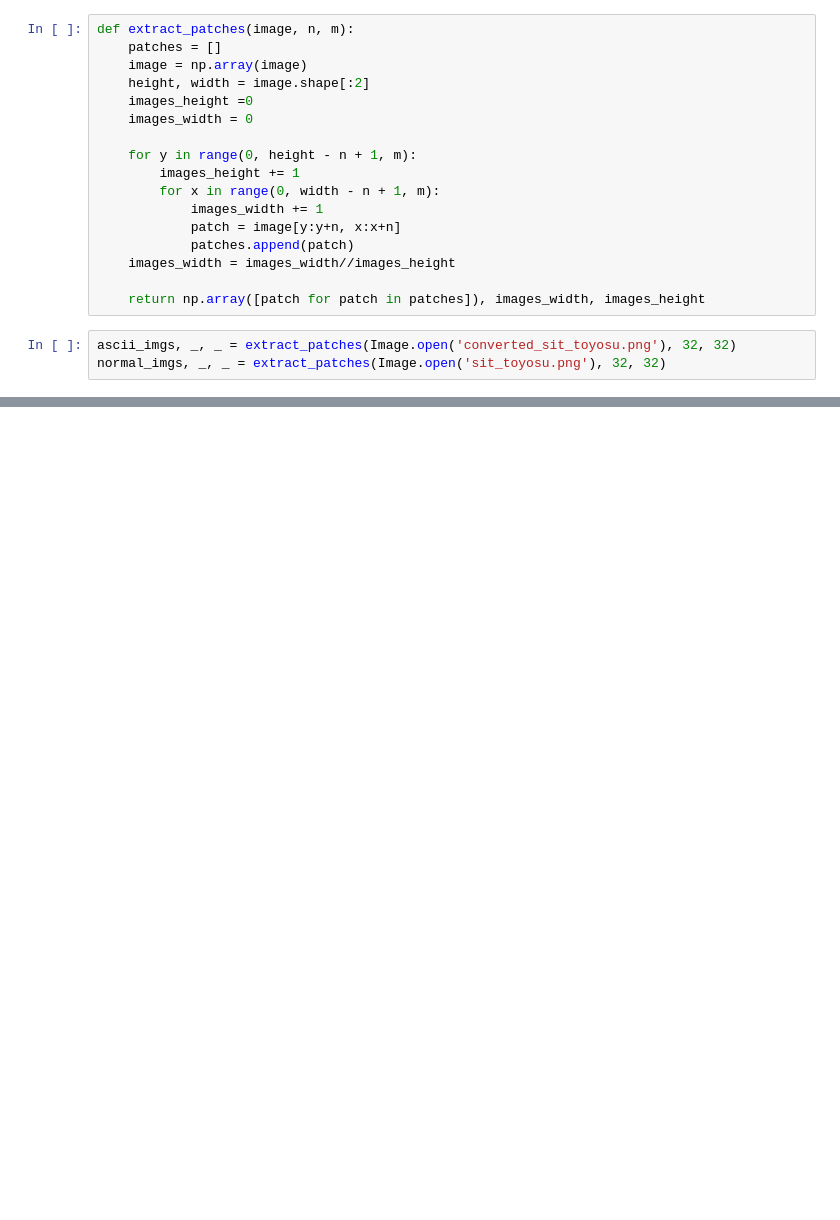
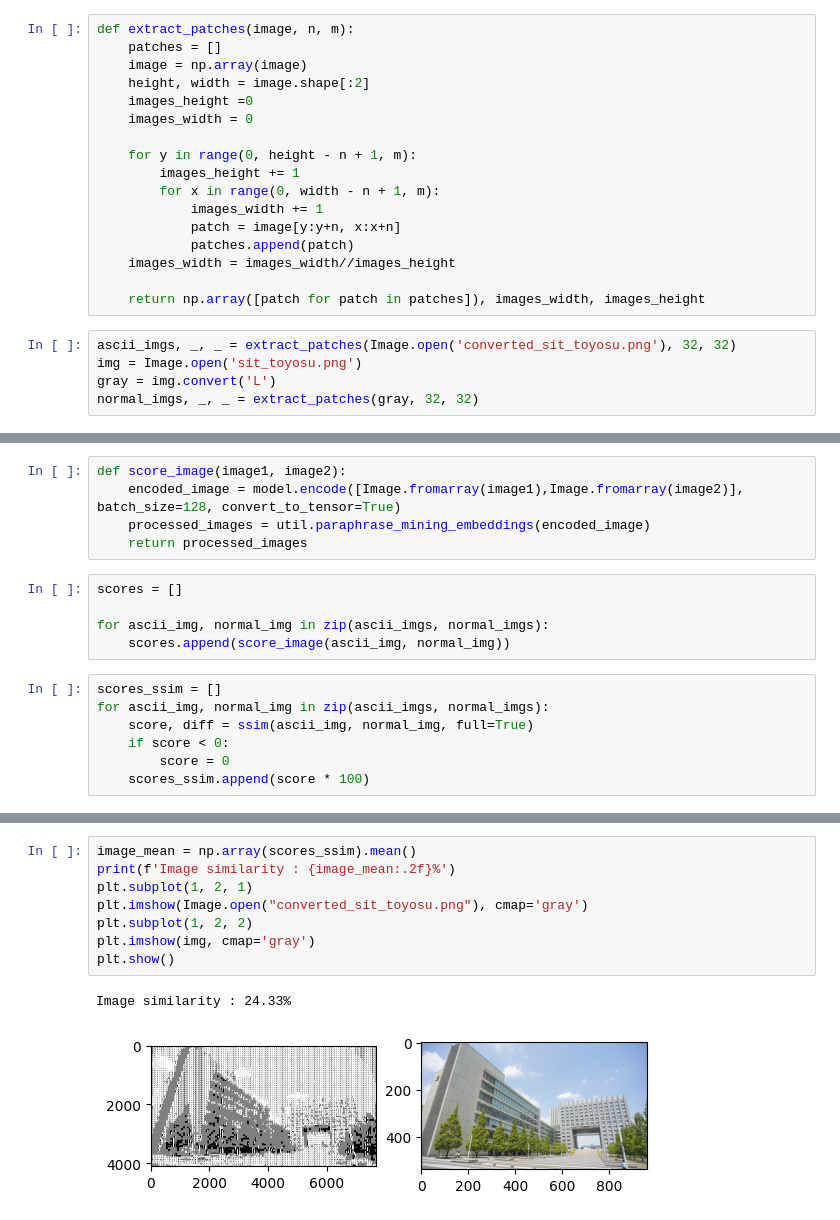
Before and after one commit to Pasapeb-cell/Ascii-Evaluation, a Jupyter notebook: test_tone.ipynb, the cells around one changed output, grey strips where cells are left out. Drawn from its saved outputs; the diff is of its cells as text; blank space fills up the shorter version.

Commit message:
Finished ssim and deep vector

```diff
--- a/test_tone.ipynb
+++ b/test_tone.ipynb
@@ -32,4 +27,6 @@ def extract_patches(image, n, m):
     return np.array([patch for patch in patches]), images_width, images_height
 # %%
 ascii_imgs, _, _ = extract_patches(Image.open('converted_sit_toyosu.png'), 32, 32)
-normal_imgs, _, _ = extract_patches(Image.open('sit_toyosu.png'), 32, 32)
+img = Image.open('sit_toyosu.png')
+gray = img.convert('L')
+normal_imgs, _, _ = extract_patches(gray, 32, 32)
@@ -75,0 +33,17 @@ def score_image(image1, image2):
+# %%
+def score_image(image1, image2):
+    encoded_image = model.encode([Image.fromarray(image1),Image.fromarray(image2)], batch_size=128, convert_to_tensor=True)
+    processed_images = util.paraphrase_mining_embeddings(encoded_image)
+    return processed_images
+# %%
+scores = []
+
+for ascii_img, normal_img in zip(ascii_imgs, normal_imgs):
+    scores.append(score_image(ascii_img, normal_img))
+# %%
+scores_ssim = []
+for ascii_img, normal_img in zip(ascii_imgs, normal_imgs):
+    score, diff = ssim(ascii_img, normal_img, full=True)
+    if score < 0:
+        score = 0
+    scores_ssim.append(score * 100)
@@ -75,0 +76,11 @@ def score_image(image1, image2):
+# %%
+image_mean = np.array(scores_ssim).mean()
+print(f'Image similarity : {image_mean:.2f}%')
+plt.subplot(1, 2, 1)
+plt.imshow(Image.open("converted_sit_toyosu.png"), cmap='gray')
+plt.subplot(1, 2, 2)
+plt.imshow(img, cmap='gray')
+plt.show()
+# %% [output]
+Image similarity : 24.33%
+[figure, added]
```
Also changed, not shown: parts of 3 cells of this notebook.
